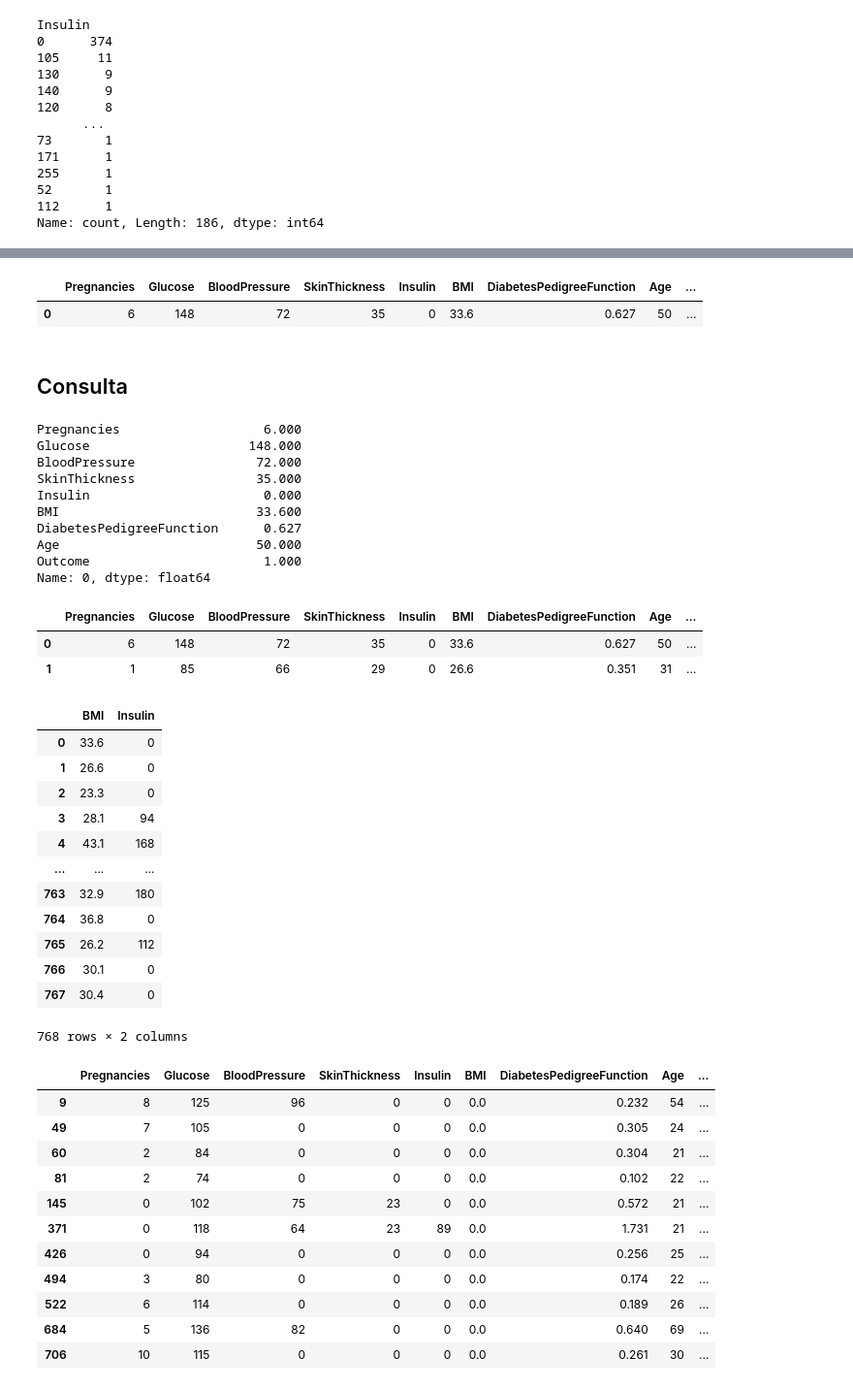
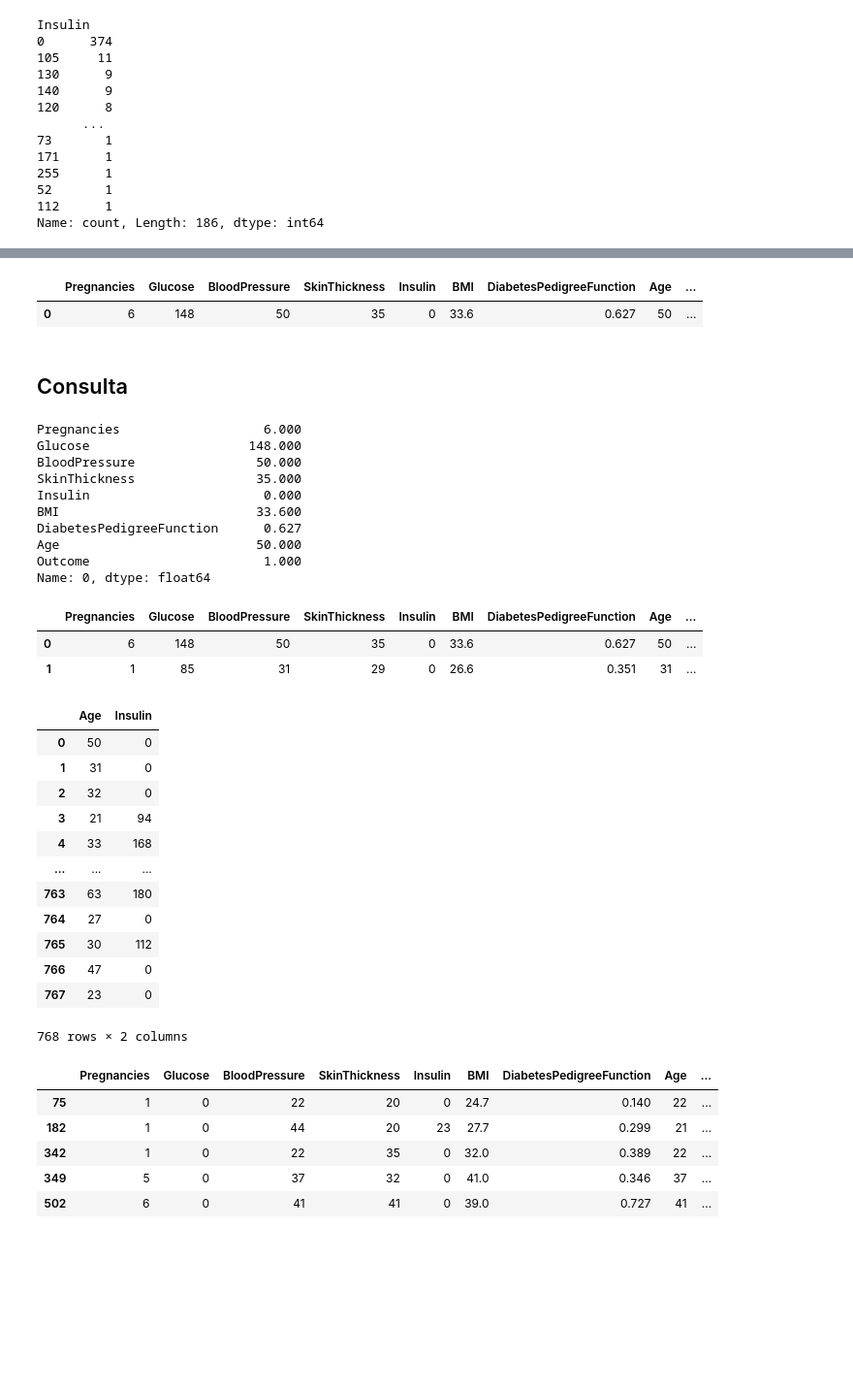
Before and after one commit to osirisfigon/Laboratorio_A01198910, a Jupyter notebook: EstadísticaDescriptiva-Osiris.ipynb, the cells around one changed output, grey strips where cells are left out. Shown at 97% size. Cells and saved outputs as stored; diff of their text form; code cells hidden in the pictures; blank space fills up the shorter version.

```diff
--- a/EstadísticaDescriptiva-Osiris.ipynb
+++ b/EstadísticaDescriptiva-Osiris.ipynb
@@ -213,5 +220,4 @@ Name: count, Length: 248, dtype: int64
-# %%
-# Crear variable familySize que incluya la suma de las columnas SibSp y Parch
-# Mostrar el total por cada tamaño de familia
-diabetes["BloodPressure"] = diabetes["Age"] + diabetes["Insulin"]+1
+# %%
+# Crear variable
+diabetes["Insulinaporedad"] = diabetes["Age"] + diabetes["Insulin"]
 # %%
@@ -234,7 +240,7 @@ Name: count, Length: 259, dtype: int64
 diabetes.head(1)
 # %% [output]
 |  | Pregnancies | Glucose | BloodPressure | SkinThickness | Insulin | BMI | DiabetesPedigreeFunction | Age | ... |
-| 0 | 6 | 148 | 72 | 35 | 0 | 33.6 | 0.627 | 50 | ... |
+| 0 | 6 | 148 | 50 | 35 | 0 | 33.6 | 0.627 | 50 | ... |
 # %% [markdown]
 ## Consulta
 # %%
@@ -244,7 +250,7 @@ diabetes.iloc[0]
 # %% [output]
 Pregnancies                   6.000
 Glucose                     148.000
-BloodPressure                72.000
+BloodPressure                50.000
 SkinThickness                35.000
 Insulin                       0.000
 BMI                          33.600
@@ -257,43 +263,37 @@ Name: 0, dtype: float64
 diabetes.iloc[:2]
 # %% [output]
 |  | Pregnancies | Glucose | BloodPressure | SkinThickness | Insulin | BMI | DiabetesPedigreeFunction | Age | ... |
-| 0 | 6 | 148 | 72 | 35 | 0 | 33.6 | 0.627 | 50 | ... |
-| 1 | 1 | 85 | 66 | 29 | 0 | 26.6 | 0.351 | 31 | ... |
+| 0 | 6 | 148 | 50 | 35 | 0 | 33.6 | 0.627 | 50 | ... |
+| 1 | 1 | 85 | 31 | 29 | 0 | 26.6 | 0.351 | 31 | ... |
 # %%
 #Seleccionar columnas, indicando entre corchetes [nombreColumna, nombreColumna]
-diabetes[["BMI","Insulin"]]
+diabetes[["Age","Insulin"]]
 # %% [output]
-|  | BMI | Insulin |
-| 0 | 33.6 | 0 |
-| 1 | 26.6 | 0 |
-| 2 | 23.3 | 0 |
-| 3 | 28.1 | 94 |
-| 4 | 43.1 | 168 |
+|  | Age | Insulin |
+| 0 | 50 | 0 |
+| 1 | 31 | 0 |
+| 2 | 32 | 0 |
+| 3 | 21 | 94 |
+| 4 | 33 | 168 |
 | ... | ... | ... |
-| 763 | 32.9 | 180 |
-| 764 | 36.8 | 0 |
-| 765 | 26.2 | 112 |
-| 766 | 30.1 | 0 |
-| 767 | 30.4 | 0 |
+| 763 | 63 | 180 |
+| 764 | 27 | 0 |
+| 765 | 30 | 112 |
+| 766 | 47 | 0 |
+| 767 | 23 | 0 |
 768 rows × 2 columns
 # %%
 #Selección de filas [indicar dataframe[columna] operador valor]
-BMI = diabetes[diabetes["BMI"] == 0]
+Bloodpressure = diabetes[diabetes["Glucose"] == 0]
 # %%
 #ordenar usando funcion sort_values(by=atributo, ascending=True/false)
-BMI.sort_values(by="BMI", ascending=True)
+Bloodpressure.sort_values(by="Glucose", ascending=True)
 # %% [output]
 |  | Pregnancies | Glucose | BloodPressure | SkinThickness | Insulin | BMI | DiabetesPedigreeFunction | Age | ... |
-| 9 | 8 | 125 | 96 | 0 | 0 | 0.0 | 0.232 | 54 | ... |
-| 49 | 7 | 105 | 0 | 0 | 0 | 0.0 | 0.305 | 24 | ... |
-| 60 | 2 | 84 | 0 | 0 | 0 | 0.0 | 0.304 | 21 | ... |
-| 81 | 2 | 74 | 0 | 0 | 0 | 0.0 | 0.102 | 22 | ... |
-| 145 | 0 | 102 | 75 | 23 | 0 | 0.0 | 0.572 | 21 | ... |
-| 371 | 0 | 118 | 64 | 23 | 89 | 0.0 | 1.731 | 21 | ... |
-| 426 | 0 | 94 | 0 | 0 | 0 | 0.0 | 0.256 | 25 | ... |
-| 494 | 3 | 80 | 0 | 0 | 0 | 0.0 | 0.174 | 22 | ... |
-| 522 | 6 | 114 | 0 | 0 | 0 | 0.0 | 0.189 | 26 | ... |
-| 684 | 5 | 136 | 82 | 0 | 0 | 0.0 | 0.640 | 69 | ... |
-| 706 | 10 | 115 | 0 | 0 | 0 | 0.0 | 0.261 | 30 | ... |
+| 75 | 1 | 0 | 22 | 20 | 0 | 24.7 | 0.140 | 22 | ... |
+| 182 | 1 | 0 | 44 | 20 | 23 | 27.7 | 0.299 | 21 | ... |
+| 342 | 1 | 0 | 22 | 35 | 0 | 32.0 | 0.389 | 22 | ... |
+| 349 | 5 | 0 | 37 | 32 | 0 | 41.0 | 0.346 | 37 | ... |
+| 502 | 6 | 0 | 41 | 41 | 0 | 39.0 | 0.727 | 41 | ... |
 # %%
 #Agrupar por un atributo y calcular función de agregación utilizando groupby(atributo)['atributoAgregacion].funcion() (ej. mean() para promedio)
```
Also changed, not shown: parts of 27 cells of this notebook.
